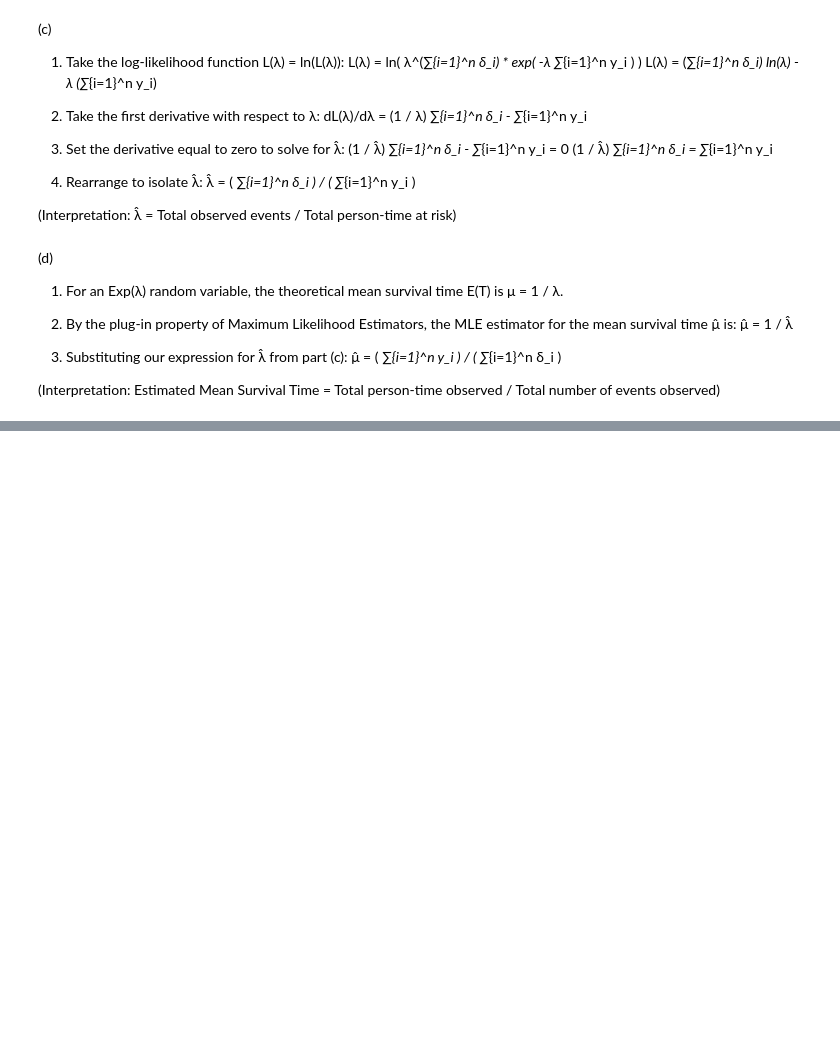
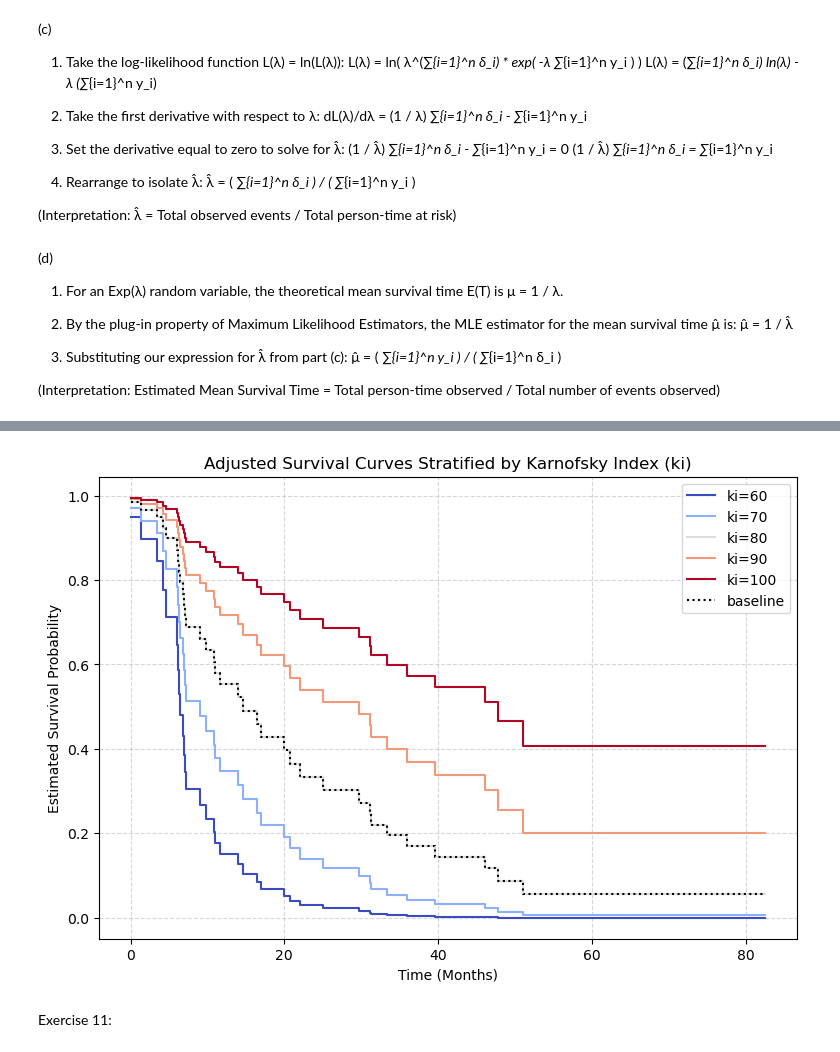
Before and after one commit to fatima-zahra20/ISLP-Solutions, a Jupyter notebook: MySolutionISLP_chap11.ipynb, the cells around one changed output, grey strips where cells are left out. Cells and saved outputs as stored; diff of their text form; code cells hidden in the pictures; blank space fills up the shorter version.

```diff
--- a/MySolutionISLP_chap11.ipynb
+++ b/MySolutionISLP_chap11.ipynb
@@ -412,0 +471,9 @@ L(λ) = λ^(∑_{i=1}^n δ_i) * exp( -λ ∑_{i=1}^n y_i )
+# %%
+#(c)
+#print(BrainCancer.columns)
+
+BrainCancer_encoded = pd.get_dummies(BrainCancer, drop_first=True)
+
+cph = CoxPHFitter()
+cph.fit(BrainCancer_encoded, duration_col='time', event_col='status')
+cph.print_summary()
@@ -412,0 +502,27 @@ L(λ) = λ^(∑_{i=1}^n δ_i) * exp( -λ ∑_{i=1}^n y_i )
+# %%
+#(d)
+
+
+
+BrainCancer_prep = BrainCancer.copy()
+BrainCancer_prep['ki'] = BrainCancer_prep['ki'].replace({40: 60})
+
+
+fig, ax = plt.subplots(figsize=(9, 6))
+
+cph.plot_partial_effects_on_outcome(
+    covariates='ki',
+    values=[60, 70, 80, 90, 100],
+    cmap='coolwarm',
+    ax=ax
+)
+
+plt.title('Adjusted Survival Curves Stratified by Karnofsky Index (ki)')
+plt.xlabel('Time (Months)')
+plt.ylabel('Estimated Survival Probability')
+plt.grid(True, linestyle='--', alpha=0.5)
+plt.show()
+# %% [output]
+[figure, added]
+# %% [markdown]
+Exercise 11:
```
Also changed, not shown: parts of 11 cells of this notebook.
